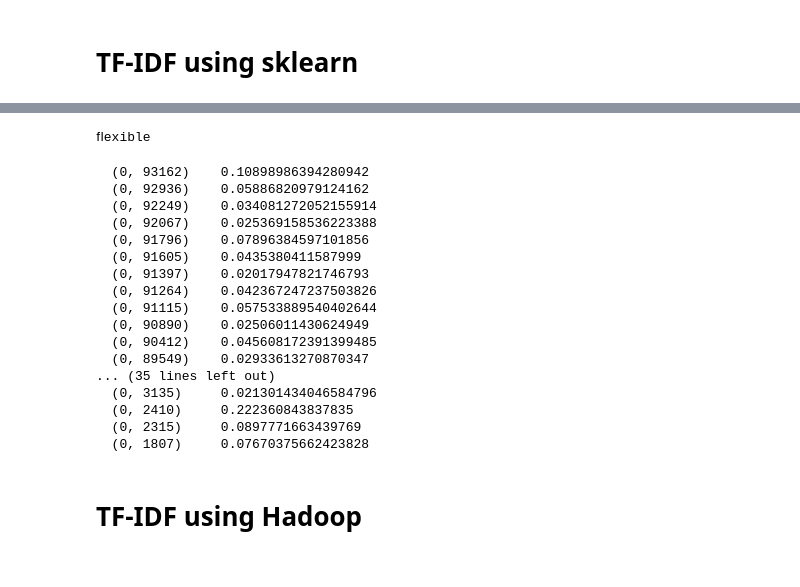
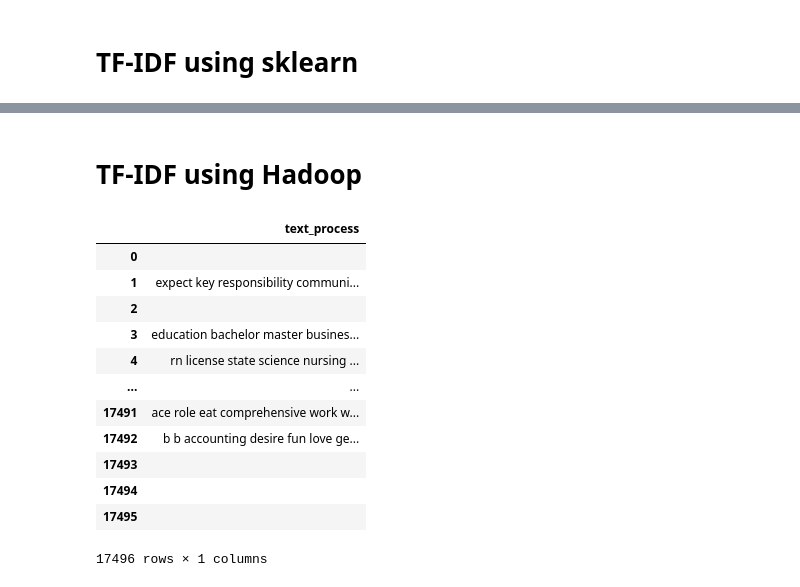
Before and after one commit to Exlie-Flyyi/CS5488_Group_Project, a Jupyter notebook: 5.3 Model Building.ipynb, the cells around one changed output, grey strips where cells are left out. Cells and saved outputs as stored; diff of their text form; code cells hidden in the pictures.

```diff
--- a/5.3 Model Building.ipynb
+++ b/5.3 Model Building.ipynb
@@ -16,7 +18,9 @@ def text_process(text):
     res = []
     tokenizer = nltk.tokenize.RegexpTokenizer(r'\w+')
     tokens = tokenizer.tokenize(text)
+    english_stopwords = stopwords.words('english')
+    tokens = [word for word in tokens if word not in (english_stopwords)]
     return tokens
-data = pd.read_csv('fake_job_postings_most_freq_text_cleaned.csv')
+data = pd.read_csv('fake_job_postings_imputed_text_cleaned.csv')
 data['text'] = data['c_requirements']+' '+data['c_title']+' '+data['c_company_profile']+' '+data['c_benefits']+' '+data['c_description']
 data['text_process'] = data['text'].apply(lambda x: " ".join(text_process(x)))
@@ -58,32 +40,24 @@ print(word[100:200])
-# %%
-print(word[96705])
-# %% [output]
-ﬂexible
-# %%
-print(tfidf[0])
-# %% [output]
-  (0, 93162)    0.10898986394280942
-  (0, 92936)    0.05886820979124162
-  (0, 92249)    0.034081272052155914
-  (0, 92067)    0.025369158536223388
-  (0, 91796)    0.07896384597101856
-  (0, 91605)    0.0435380411587999
-  (0, 91397)    0.02017947821746793
-  (0, 91264)    0.042367247237503826
-  (0, 91115)    0.057533889540402644
-  (0, 90890)    0.02506011430624949
-  (0, 90412)    0.045608172391399485
-  (0, 89549)    0.02933613270870347
-... (35 lines left out)
-  (0, 3135)     0.021301434046584796
-  (0, 2410)     0.222360843837835
-  (0, 2315)     0.0897771663439769
-  (0, 1807)     0.07670375662423828
 # %% [markdown]
 # TF-IDF using Hadoop
 # %%
 text = data.loc[:,['text_process']]
 text.to_csv('text.txt',sep = '\t', header = None)
+# %%
+text
+# %% [output]
+|  | text_process |
+| 0 |  |
+| 1 | expect key responsibility communi... |
+| 2 |  |
+| 3 | education bachelor master busines... |
+| 4 | rn license state science nursing ... |
+| ... | ... |
+| 17491 | ace role eat comprehensive work w... |
+| 17492 | b b accounting desire fun love ge... |
+| 17493 |  |
+| 17494 |  |
+| 17495 |  |
+17496 rows × 1 columns
 # %%
 output1_path = "TFIDF_Hadoop/output1/part-r-00000"
 pd.read_csv(output1_path,sep='\t',header = None)
```
Also changed, not shown: parts of 34 cells of this notebook.
